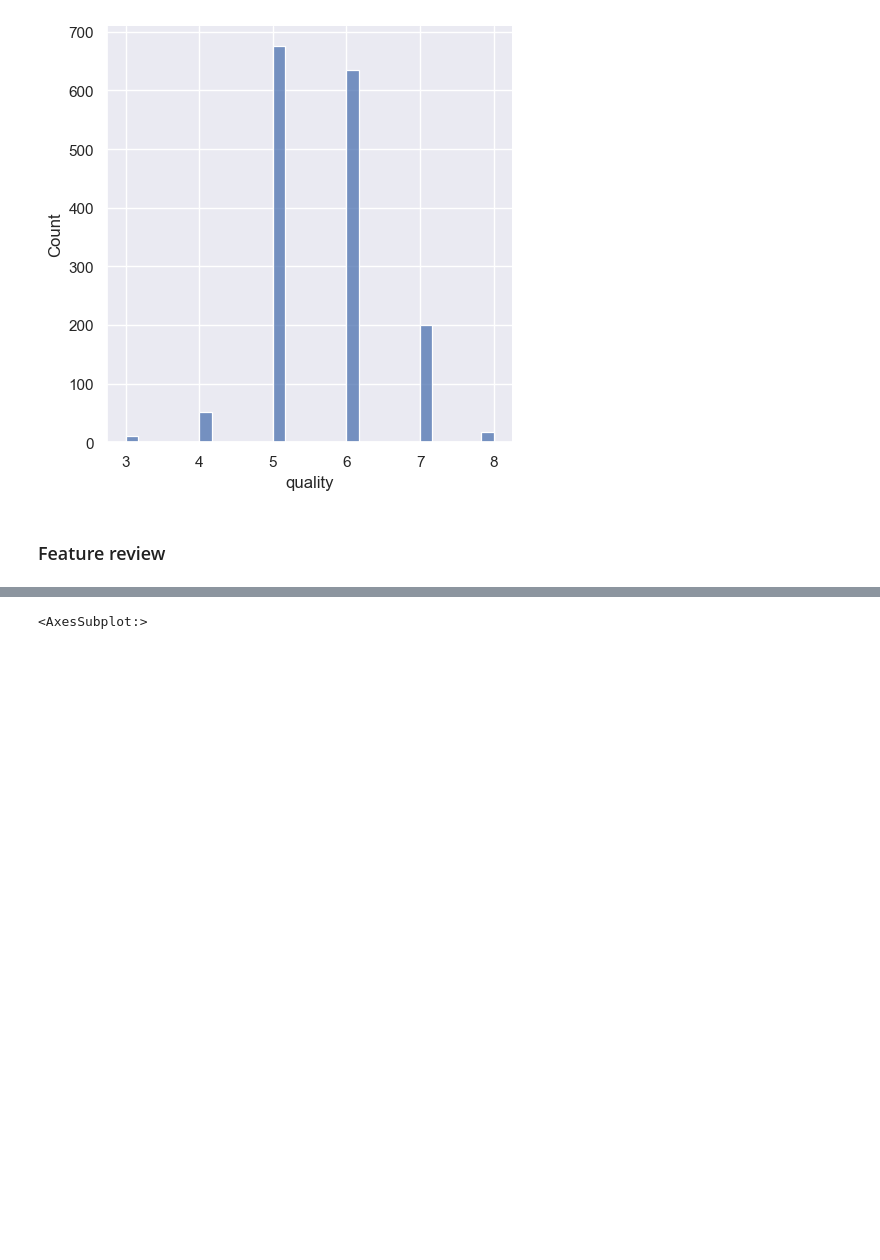
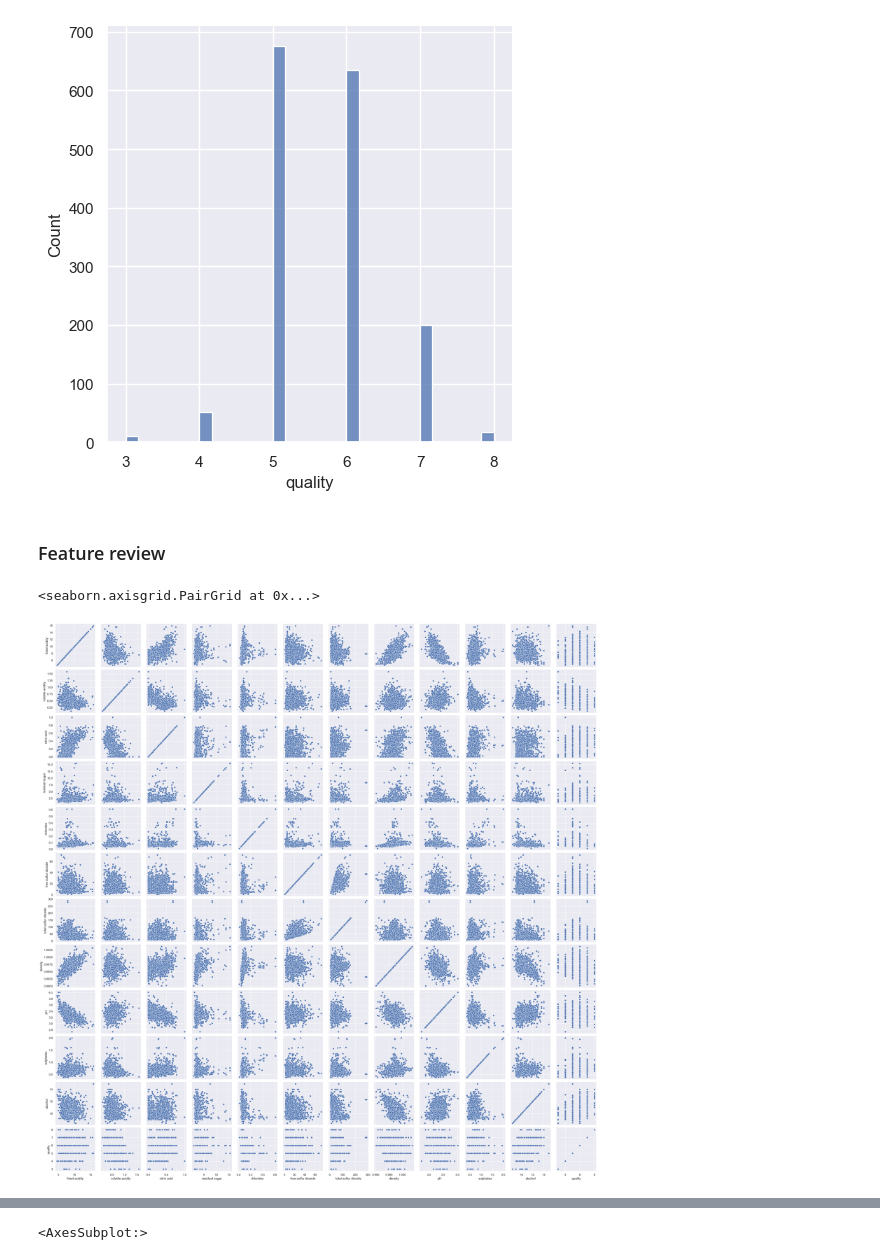
Before and after one commit to mateo-st/ML_UM, a Jupyter notebook: Entregable 1/LAB1 - Mordetzki, Stipanicic.ipynb, the cells around one changed output, grey strips where cells are left out. Saved outputs shown, nothing was run; the diff lists cells and outputs as text; code cells hidden in the pictures; blank space fills up the shorter version.

```diff
--- a/Entregable 1/LAB1 - Mordetzki, Stipanicic.ipynb
+++ b/Entregable 1/LAB1 - Mordetzki, Stipanicic.ipynb
@@ -156,3 +158,9 @@ sns.displot(wines_filter1['quality'])
 [figure]
 # %% [markdown]
 ### Feature review
+# %%
+# Presenting  relationships between variables
+sns.pairplot(wines_filter1, diag_kind=None)
+# %% [output]
+<seaborn.axisgrid.PairGrid at 0x...>
+[figure, added]
```
Also changed, not shown: parts of 23 cells of this notebook.
